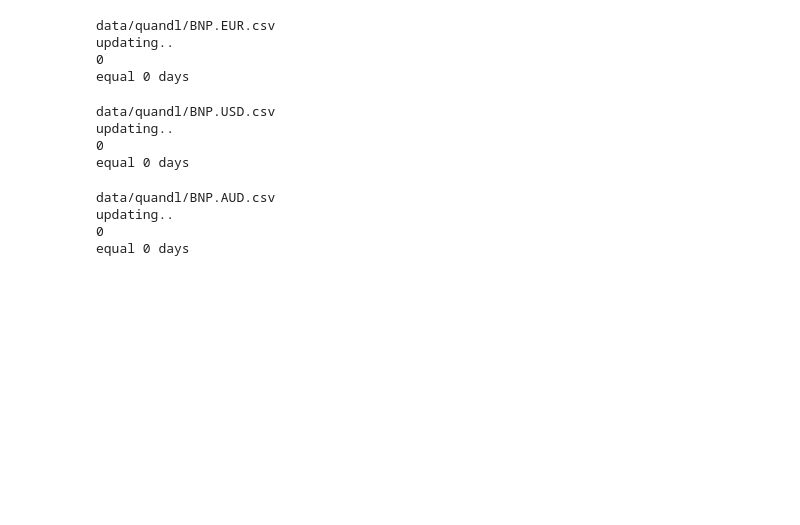
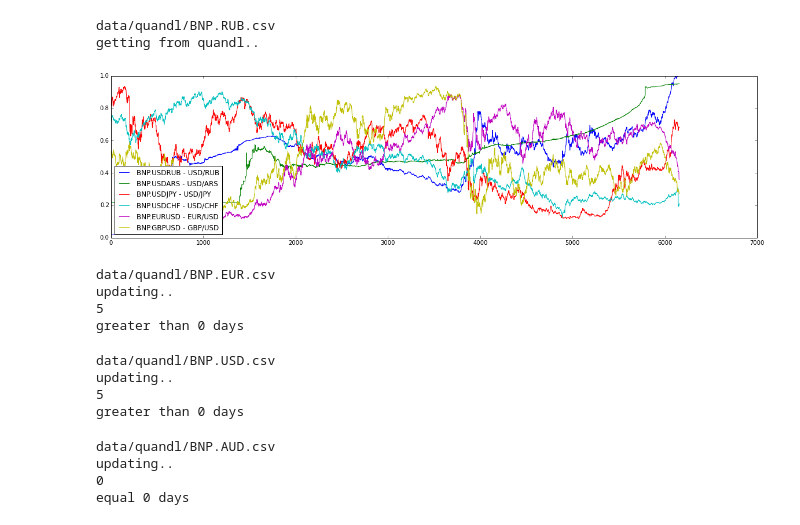
Before and after one commit to qorelogic/ml2, a Jupyter notebook: bin/quandl-fun.ipynb, the cells around one changed output. Cells and saved outputs as stored; diff of their text form; code cells hidden in the pictures; blank space fills up the shorter version.

```diff
--- a/bin/quandl-fun.ipynb
+++ b/bin/quandl-fun.ipynb
@@ -31,6 +34,10 @@ def getDataFromQuandl(pa, curr): # curr = EUR || USD, etc.
     print fname
     try:
         da = p.read_csv(fname, index_col=0)
+
+        # if column mismatch then update from source instead of caching
+        if len(tk) != len(da.columns):
+            raise IOError
 
         print 'updating..'
         import datetime as dd
@@ -79,3 +83,21 @@ de2
+# %%
+pa = ''
+# 2
+pa += 'USDRUB USDARS USDJPY USDCHF EURUSD GBPUSD'
+
+dr = getDataFromQuandl(pa, 'RUB')
+dr = dr.ix[3000:len(dr)-1,:]
+dr = normalizeme(dr)
+dr = sigmoidme(dr)
+#print n.corrcoef(dr.get_values())
+#print dr
+plot(dr)
+legend(dr.columns,3)
+show()
+# %% [output]
+data/quandl/BNP.RUB.csv
+getting from quandl..
+[figure, added]
 # %%
 pa = ''
 # 2
@@ -111,8 +133,8 @@ de = getDataFromQuandl(pa, 'EUR')
 # %% [output]
 data/quandl/BNP.EUR.csv
 updating..
-0
-equal 0 days
+5
+greater than 0 days
 # %%
 pa = ''
 # 2
@@ -148,8 +170,8 @@ du = getDataFromQuandl(pa, 'USD')
 # %% [output]
 data/quandl/BNP.USD.csv
 updating..
-0
-equal 0 days
+5
+greater than 0 days
 # %%
 pa = ''
 # 2
```
Also changed, not shown: parts of 2 cells of this notebook, 2 other files.
